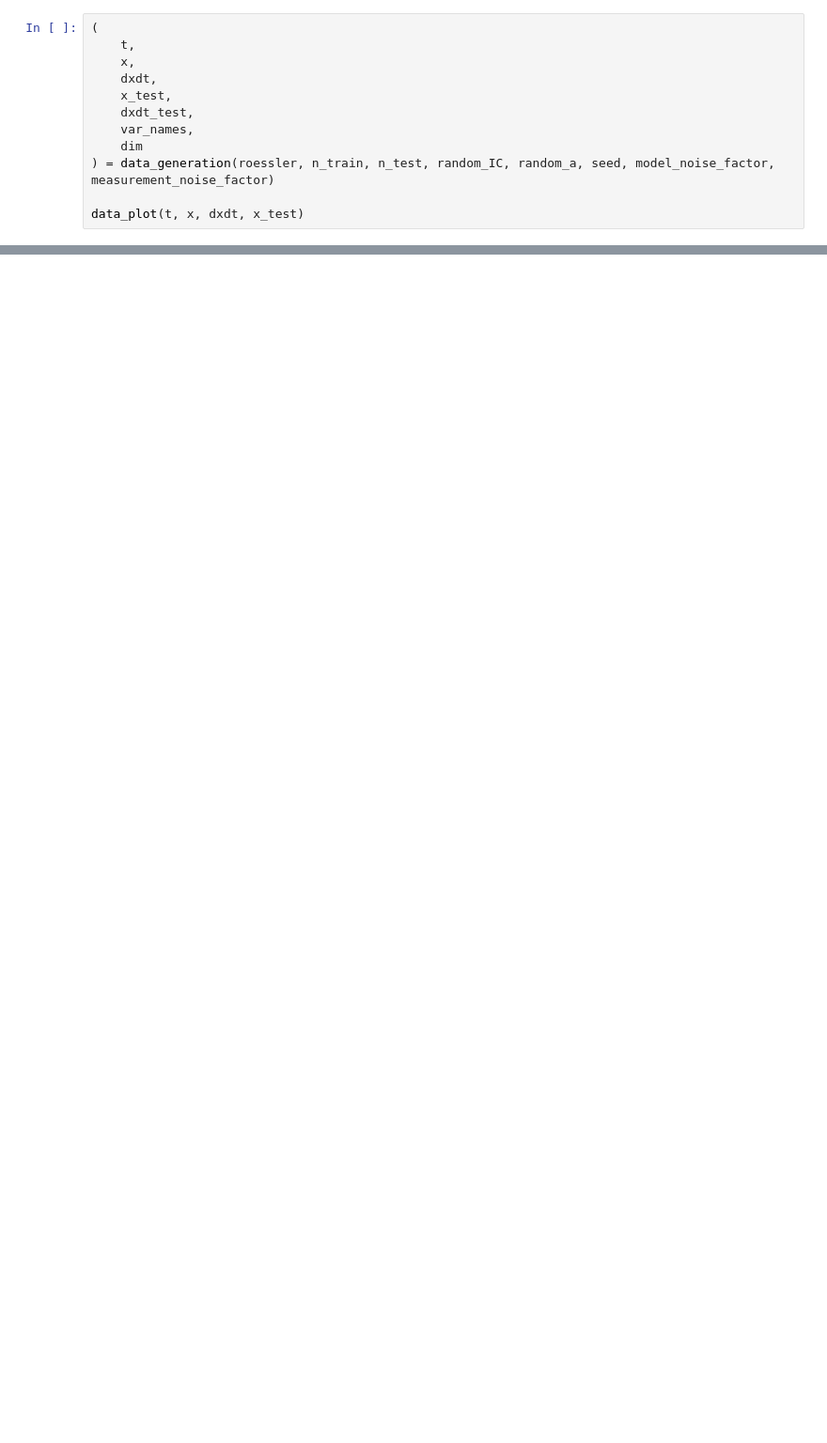
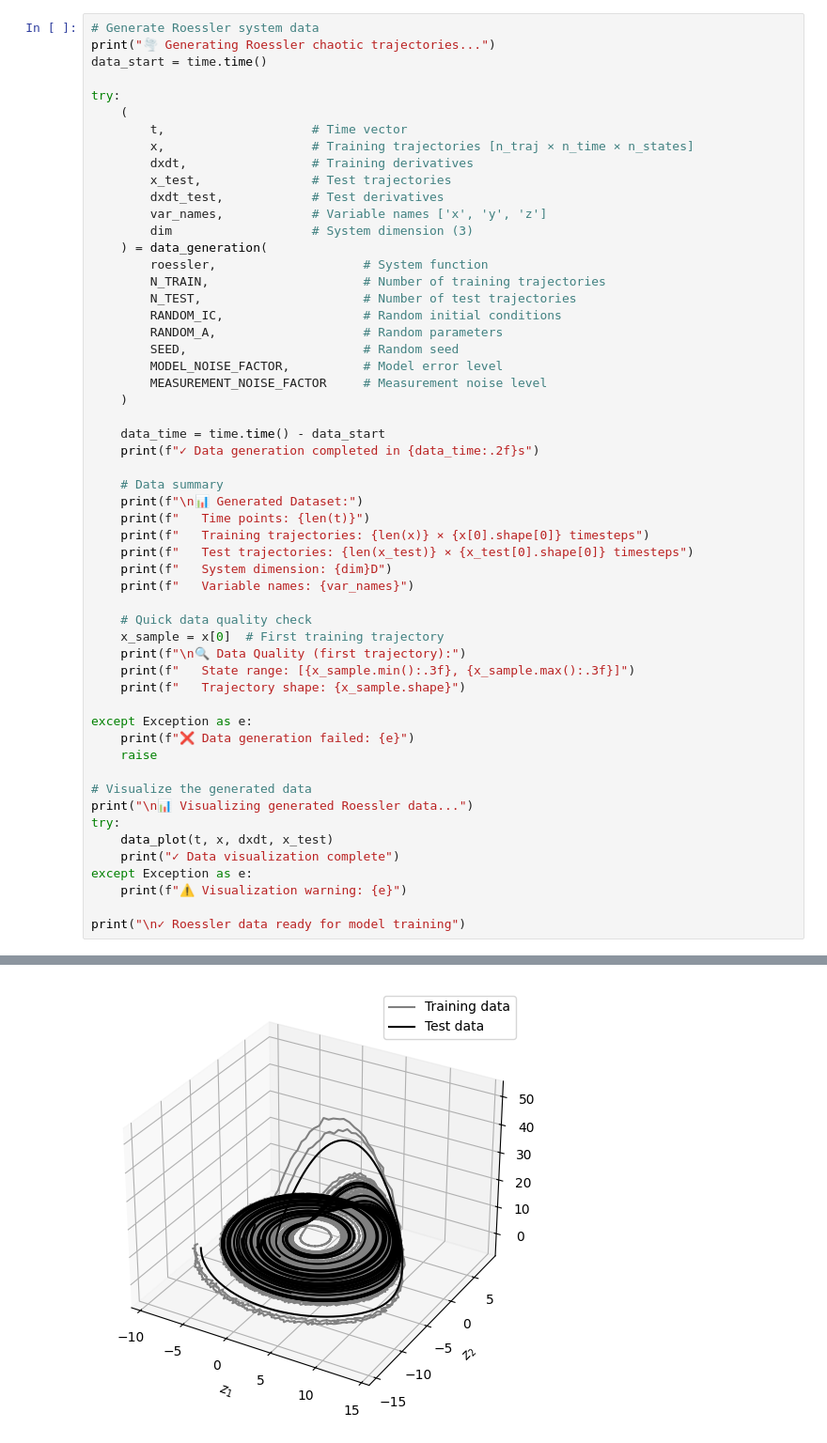
Before and after one commit to ContiPaolo/VENI-VINDy-VICI, a Jupyter notebook: examples/Roessler/Roessler.ipynb, the cells around one changed output, grey strips where cells are left out. Shown at 94% size. Drawn from its saved outputs; the diff is of its cells as text; blank space fills up the shorter version.

```diff
--- a/examples/Roessler/Roessler.ipynb
+++ b/examples/Roessler/Roessler.ipynb
@@ -48,13 +278,56 @@ First, we will generate the data for the Roessler system that we can use to trai
 # %%
-(
-    t,
-    x,
-    dxdt,
-    x_test,
-    dxdt_test,
-    var_names,
-    dim
-) = data_generation(roessler, n_train, n_test, random_IC, random_a, seed, model_noise_factor, measurement_noise_factor)
+# Generate Roessler system data
+print("🌪️ Generating Roessler chaotic trajectories...")
+data_start = time.time()
 
-data_plot(t, x, dxdt, x_test)
+try:
+    (
+        t,                    # Time vector
+        x,                    # Training trajectories [n_traj × n_time × n_states]
+        dxdt,                 # Training derivatives
+        x_test,               # Test trajectories
+        dxdt_test,            # Test derivatives
+        var_names,            # Variable names ['x', 'y', 'z']
+        dim                   # System dimension (3)
+    ) = data_generation(
+        roessler,                    # System function
+        N_TRAIN,                     # Number of training trajectories
+        N_TEST,                      # Number of test trajectories
+        RANDOM_IC,                   # Random initial conditions
+        RANDOM_A,                    # Random parameters
+        SEED,                        # Random seed
+        MODEL_NOISE_FACTOR,          # Model error level
+        MEASUREMENT_NOISE_FACTOR     # Measurement noise level
+    )
+
+    data_time = time.time() - data_start
+    print(f"✓ Data generation completed in {data_time:.2f}s")
+
+    # Data summary
+    print(f"\n📊 Generated Dataset:")
+    print(f"   Time points: {len(t)}")
+    print(f"   Training trajectories: {len(x)} × {x[0].shape[0]} timesteps")
+    print(f"   Test trajectories: {len(x_test)} × {x_test[0].shape[0]} timesteps")
+    print(f"   System dimension: {dim}D")
+    print(f"   Variable names: {var_names}")
+
+    # Quick data quality check
+    x_sample = x[0]  # First training trajectory
+    print(f"\n🔍 Data Quality (first trajectory):")
+    print(f"   State range: [{x_sample.min():.3f}, {x_sample.max():.3f}]")
+    print(f"   Trajectory shape: {x_sample.shape}")
+
+except Exception as e:
+    print(f"❌ Data generation failed: {e}")
+    raise
+
+# Visualize the generated data
+print("\n📊 Visualizing generated Roessler data...")
+try:
+    data_plot(t, x, dxdt, x_test)
+    print("✓ Data visualization complete")
+except Exception as e:
+    print(f"⚠️ Visualization warning: {e}")
+
+print("\n✓ Roessler data ready for model training")
 # %% [output]
@@ -61,0 +349 @@ NameError: name 'data_generation' is not defined
+[figure, added]
```
Also changed, not shown: parts of 22 cells of this notebook, 8 other files.
